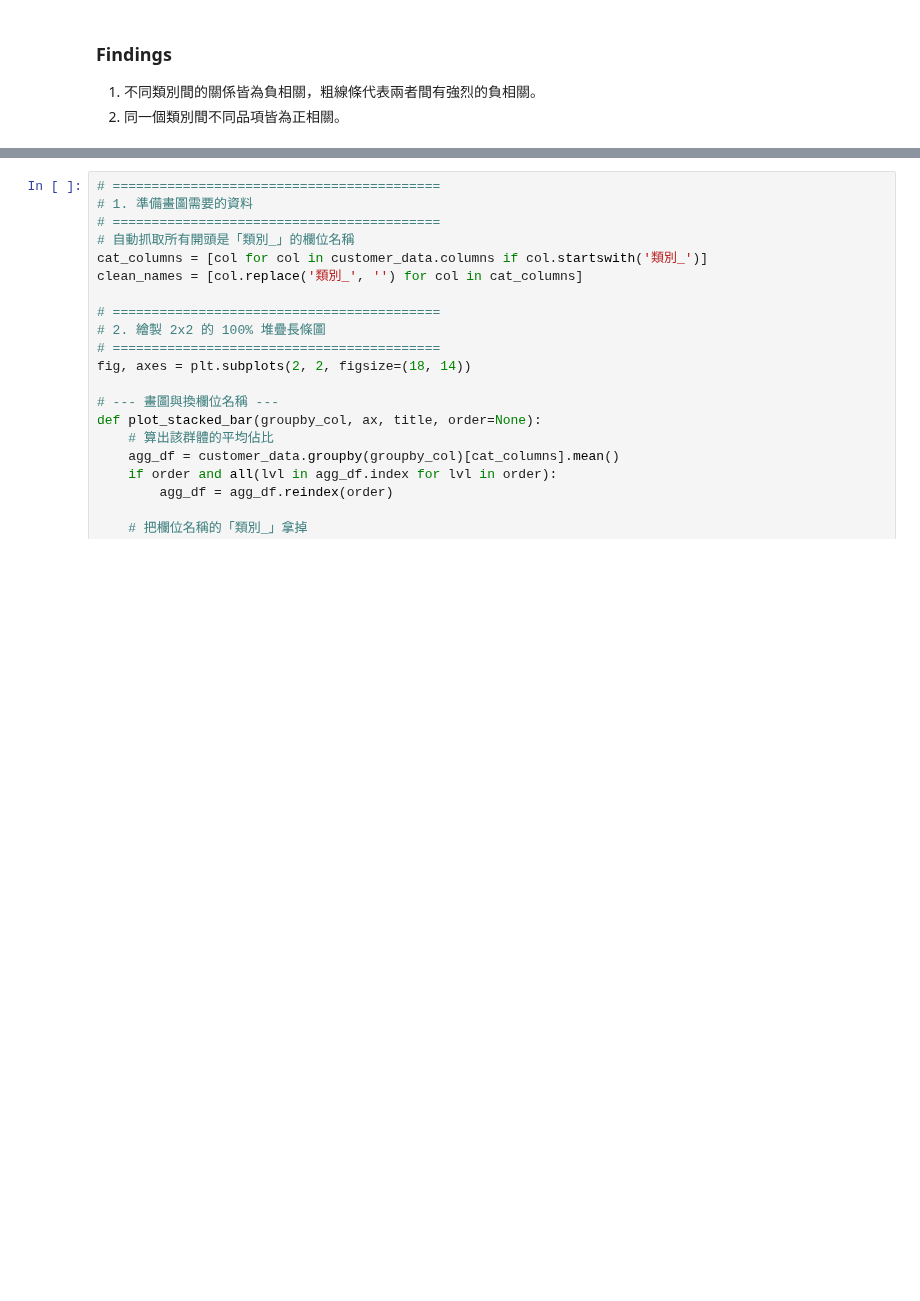
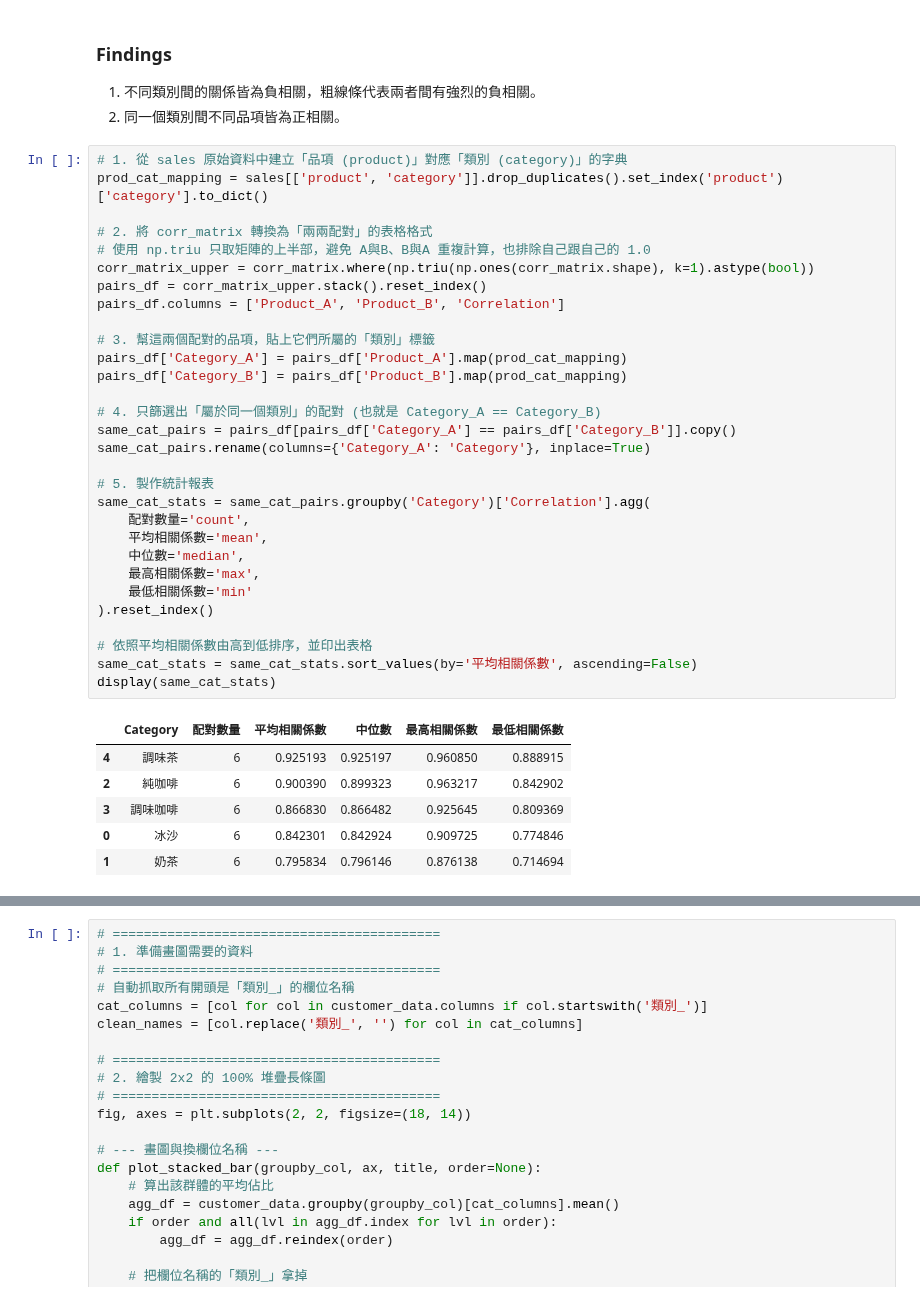
Before and after one commit to sofiahuang2225-prog/econ_5166_segmentation_task, a Jupyter notebook: data/analysis/EDA.ipynb, the cells around one changed output, grey strips where cells are left out. Drawn from its saved outputs; the diff is of its cells as text; blank space fills up the shorter version.

Commit message:
feat: analyze correlation coefficients by product category and provide recommendations

```diff
--- a/data/analysis/EDA.ipynb
+++ b/data/analysis/EDA.ipynb
@@ -424,3 +424,40 @@ plt.show()
 ### Findings
 1. 不同類別間的關係皆為負相關，粗線條代表兩者間有強烈的負相關。
 2. 同一個類別間不同品項皆為正相關。
+# %%
+# 1. 從 sales 原始資料中建立「品項 (product)」對應「類別 (category)」的字典
+prod_cat_mapping = sales[['product', 'category']].drop_duplicates().set_index('product')['category'].to_dict()
+
+# 2. 將 corr_matrix 轉換為「兩兩配對」的表格格式
+# 使用 np.triu 只取矩陣的上半部，避免 A與B、B與A 重複計算，也排除自己跟自己的 1.0
+corr_matrix_upper = corr_matrix.where(np.triu(np.ones(corr_matrix.shape), k=1).astype(bool))
+pairs_df = corr_matrix_upper.stack().reset_index()
+pairs_df.columns = ['Product_A', 'Product_B', 'Correlation']
+
+# 3. 幫這兩個配對的品項，貼上它們所屬的「類別」標籤
+pairs_df['Category_A'] = pairs_df['Product_A'].map(prod_cat_mapping)
+pairs_df['Category_B'] = pairs_df['Product_B'].map(prod_cat_mapping)
+
+# 4. 只篩選出「屬於同一個類別」的配對 (也就是 Category_A == Category_B)
+same_cat_pairs = pairs_df[pairs_df['Category_A'] == pairs_df['Category_B']].copy()
+same_cat_pairs.rename(columns={'Category_A': 'Category'}, inplace=True)
+
+# 5. 製作統計報表
+same_cat_stats = same_cat_pairs.groupby('Category')['Correlation'].agg(
+    配對數量='count',
+    平均相關係數='mean',
+    中位數='median',
+    最高相關係數='max',
+    最低相關係數='min'
+).reset_index()
+
+# 依照平均相關係數由高到低排序，並印出表格
+same_cat_stats = same_cat_stats.sort_values(by='平均相關係數', ascending=False)
+display(same_cat_stats)
+# %% [output]
+|  | Category | 配對數量 | 平均相關係數 | 中位數 | 最高相關係數 | 最低相關係數 |
+| 4 | 調味茶 | 6 | 0.925193 | 0.925197 | 0.960850 | 0.888915 |
+| 2 | 純咖啡 | 6 | 0.900390 | 0.899323 | 0.963217 | 0.842902 |
+| 3 | 調味咖啡 | 6 | 0.866830 | 0.866482 | 0.925645 | 0.809369 |
+| 0 | 冰沙 | 6 | 0.842301 | 0.842924 | 0.909725 | 0.774846 |
+| 1 | 奶茶 | 6 | 0.795834 | 0.796146 | 0.876138 | 0.714694 |
```
Also changed, not shown: parts of 1 cell of this notebook.
